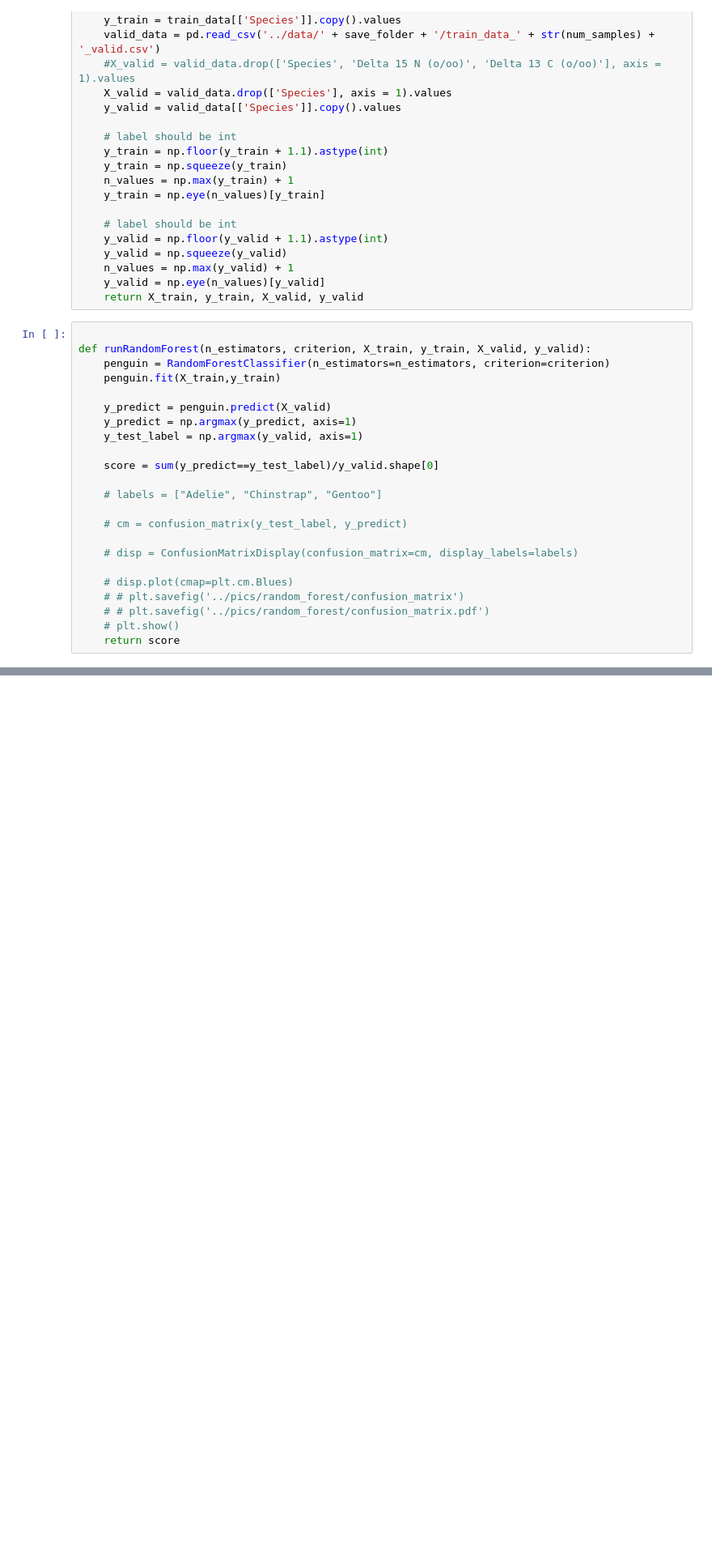
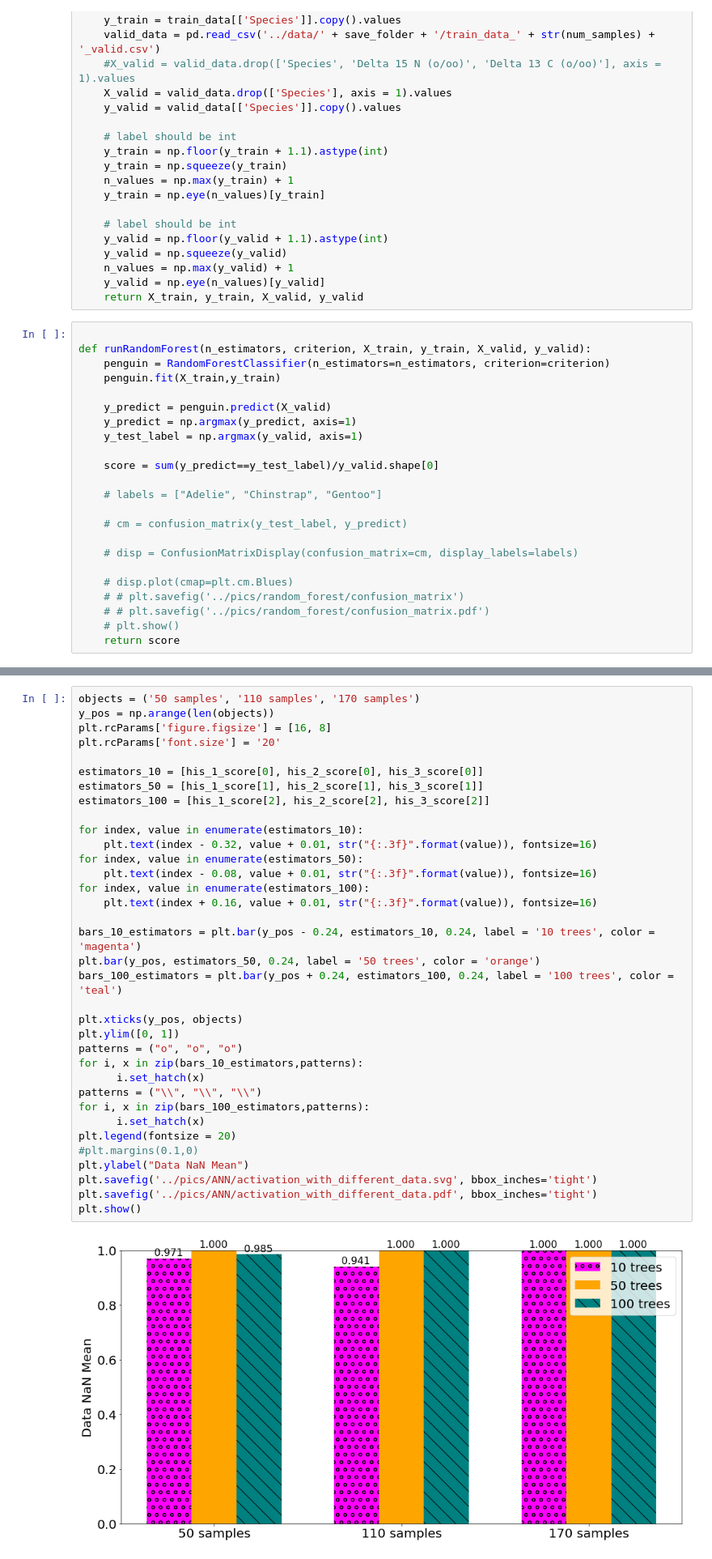
Before and after one commit to Tahuubinh/ML_HUST_PROJECT, a Jupyter notebook: code/random_forest.ipynb, the cells around one changed output, grey strips where cells are left out. Shown at 81% size. Drawn from its saved outputs; the diff is of its cells as text; blank space fills up the shorter version.

```diff
--- a/code/random_forest.ipynb
+++ b/code/random_forest.ipynb
@@ -92,0 +96,37 @@ range(10, 101, 10)
+# %%
+objects = ('50 samples', '110 samples', '170 samples')
+y_pos = np.arange(len(objects))
+plt.rcParams['figure.figsize'] = [16, 8]
+plt.rcParams['font.size'] = '20'
+
+estimators_10 = [his_1_score[0], his_2_score[0], his_3_score[0]]
+estimators_50 = [his_1_score[1], his_2_score[1], his_3_score[1]]
+estimators_100 = [his_1_score[2], his_2_score[2], his_3_score[2]]
+
+for index, value in enumerate(estimators_10):
+    plt.text(index - 0.32, value + 0.01, str("{:.3f}".format(value)), fontsize=16)
+for index, value in enumerate(estimators_50):
+    plt.text(index - 0.08, value + 0.01, str("{:.3f}".format(value)), fontsize=16)
+for index, value in enumerate(estimators_100):
+    plt.text(index + 0.16, value + 0.01, str("{:.3f}".format(value)), fontsize=16)
+
+bars_10_estimators = plt.bar(y_pos - 0.24, estimators_10, 0.24, label = '10 trees', color = 'magenta')
+plt.bar(y_pos, estimators_50, 0.24, label = '50 trees', color = 'orange')
+bars_100_estimators = plt.bar(y_pos + 0.24, estimators_100, 0.24, label = '100 trees', color = 'teal')
+
+plt.xticks(y_pos, objects)
+plt.ylim([0, 1])
+patterns = ("o", "o", "o")
+for i, x in zip(bars_10_estimators,patterns):
+      i.set_hatch(x)
+patterns = ("\\", "\\", "\\")
+for i, x in zip(bars_100_estimators,patterns):
+      i.set_hatch(x)
+plt.legend(fontsize = 20)
+#plt.margins(0.1,0)
+plt.ylabel("Data NaN Mean")
+plt.savefig('../pics/ANN/activation_with_different_data.svg', bbox_inches='tight')
+plt.savefig('../pics/ANN/activation_with_different_data.pdf', bbox_inches='tight')
+plt.show()
+# %% [output]
+[figure, added]
```
Also changed, not shown: parts of 4 cells of this notebook, 3 other files.
